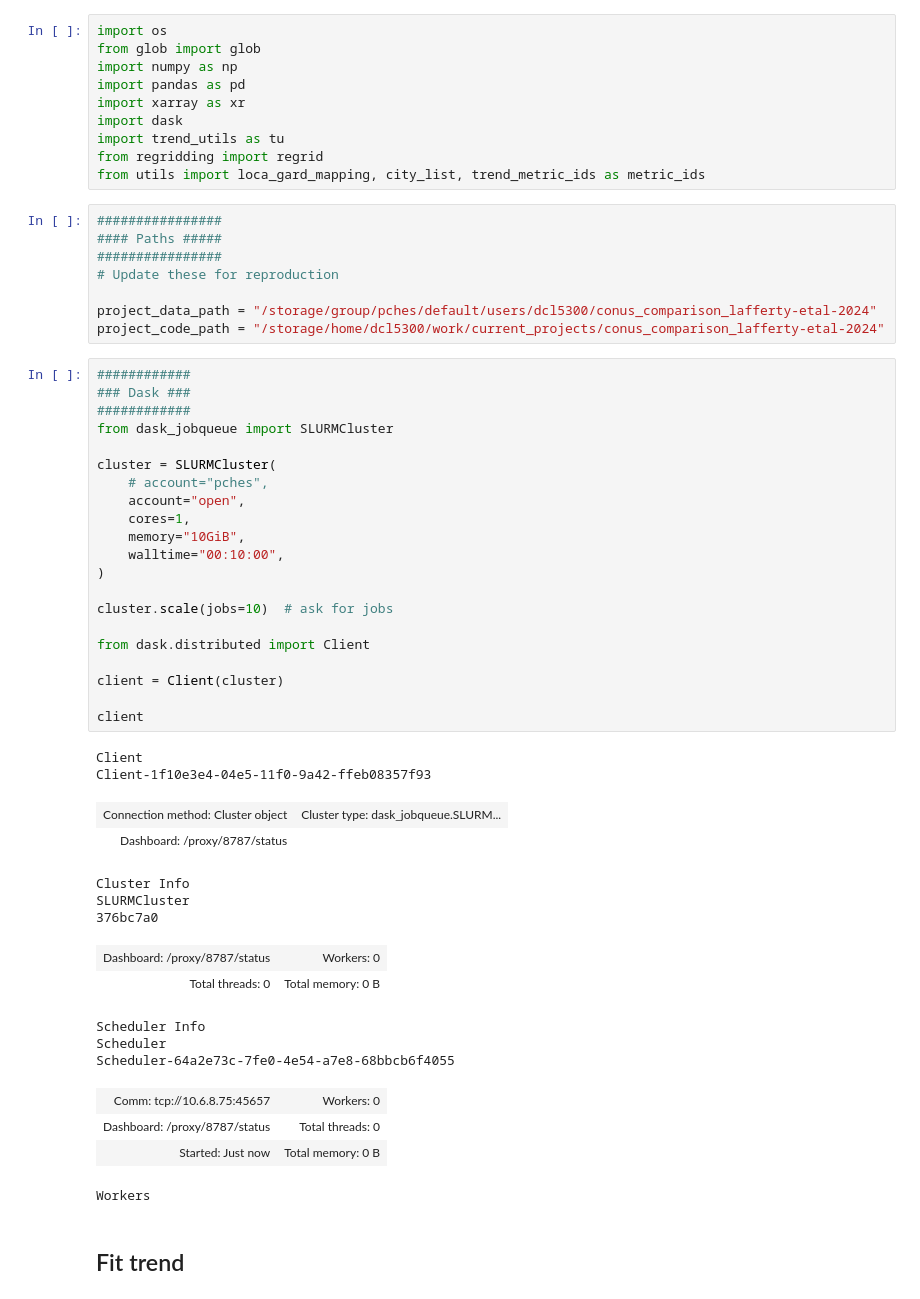
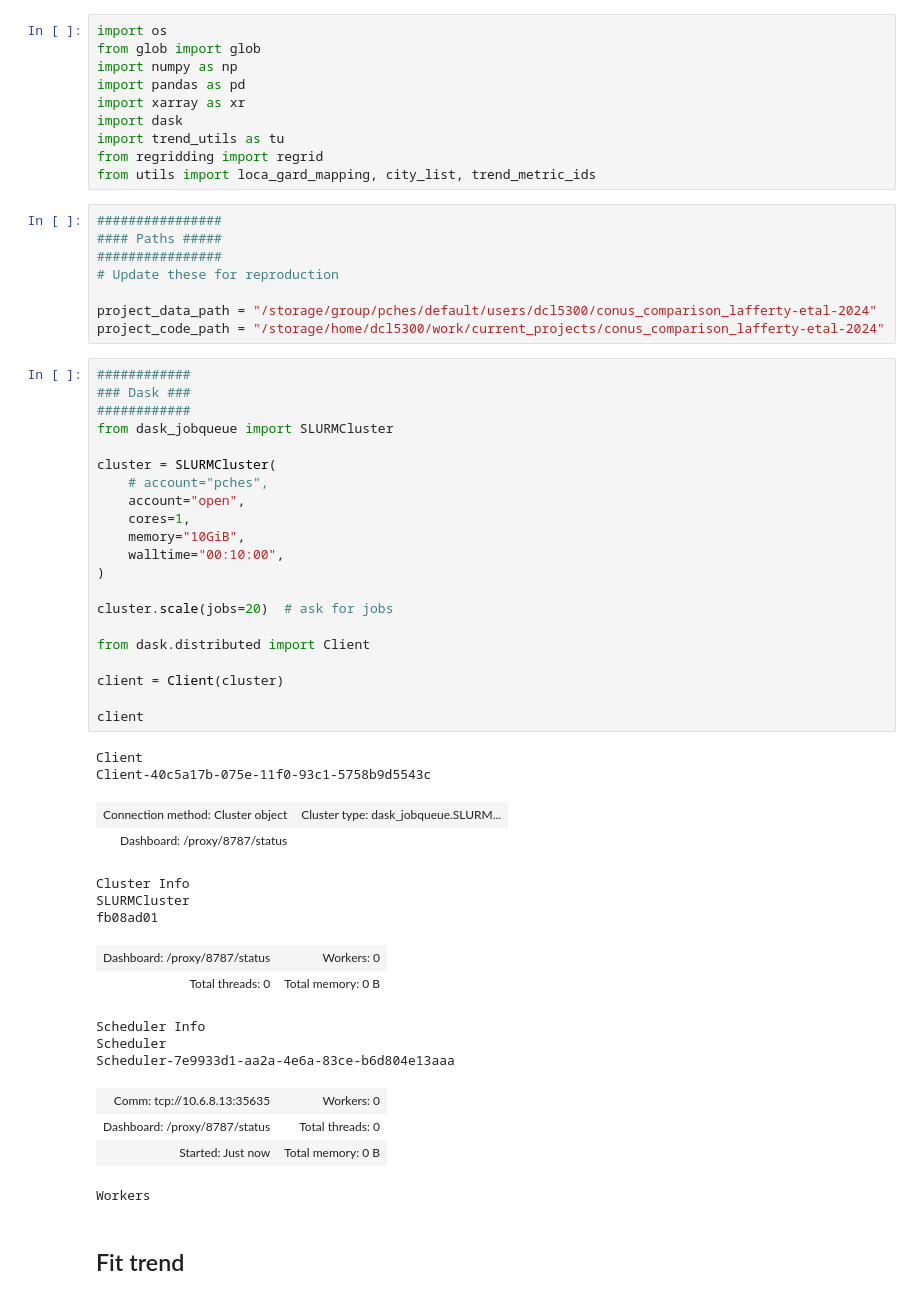
Before and after one commit to david0811/conus_comparison_lafferty-etal-2024, a Jupyter notebook: scripts/02c_trends.ipynb, the cells around one changed output. Cells and saved outputs as stored; diff of their text form.

```diff
--- a/scripts/02c_trends.ipynb
+++ b/scripts/02c_trends.ipynb
@@ -7,7 +7,7 @@ import xarray as xr
 import dask
 import trend_utils as tu
 from regridding import regrid
-from utils import loca_gard_mapping, city_list, trend_metric_ids as metric_ids
+from utils import loca_gard_mapping, city_list, trend_metric_ids
 # %%
 ################
 #### Paths #####
@@ -19,38 +19,38 @@ project_code_path = "/storage/home/dcl5300/work/current_projects/conus_compariso
 # %%
 ############
 ### Dask ###
 ############
 from dask_jobqueue import SLURMCluster
 
 cluster = SLURMCluster(
     # account="pches",
     account="open",
     cores=1,
     memory="10GiB",
     walltime="00:10:00",
 )
 
-cluster.scale(jobs=10)  # ask for jobs
+cluster.scale(jobs=20)  # ask for jobs
 
 from dask.distributed import Client
 
 client = Client(cluster)
 
 client
 # %% [output]
 Client
-Client-1f10e3e4-04e5-11f0-9a42-ffeb08357f93
+Client-40c5a17b-075e-11f0-93c1-5758b9d5543c
 | Connection method: Cluster object | Cluster type: dask_jobqueue.SLURM... |
 | Dashboard: /proxy/8787/status |  |
 Cluster Info
 SLURMCluster
-376bc7a0
+fb08ad01
 | Dashboard: /proxy/8787/status | Workers: 0 |
 | Total threads: 0 | Total memory: 0 B |
 Scheduler Info
 Scheduler
-Scheduler-64a2e73c-7fe0-4e54-a7e8-68bbcb6f4055
+Scheduler-7e9933d1-aa2a-4e6a-83ce-b6d804e13aaa
-| Comm: tcp://10.6.8.75:45657 | Workers: 0 |
+| Comm: tcp://10.6.8.13:35635 | Workers: 0 |
 | Dashboard: /proxy/8787/status | Total threads: 0 |
 | Started: Just now | Total memory: 0 B |
 Workers
```
Also changed, not shown: parts of 11 cells of this notebook, 9 other files.
